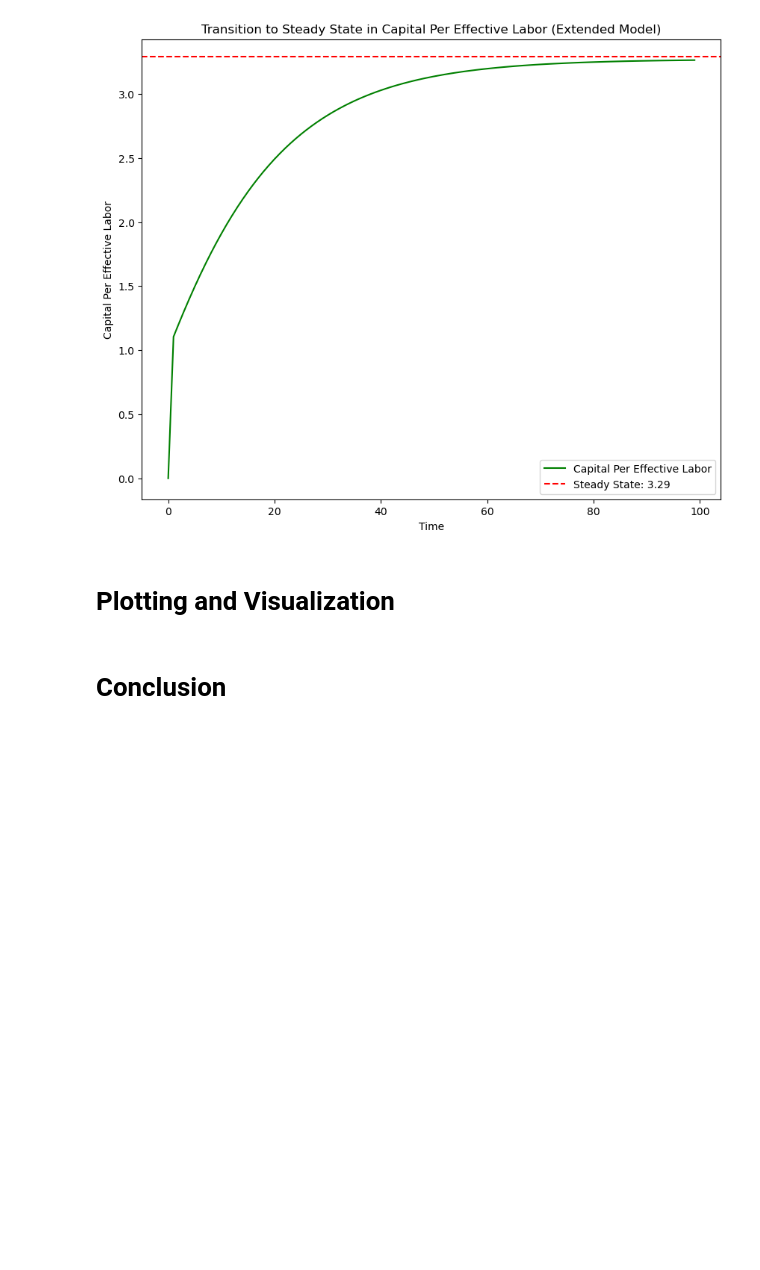
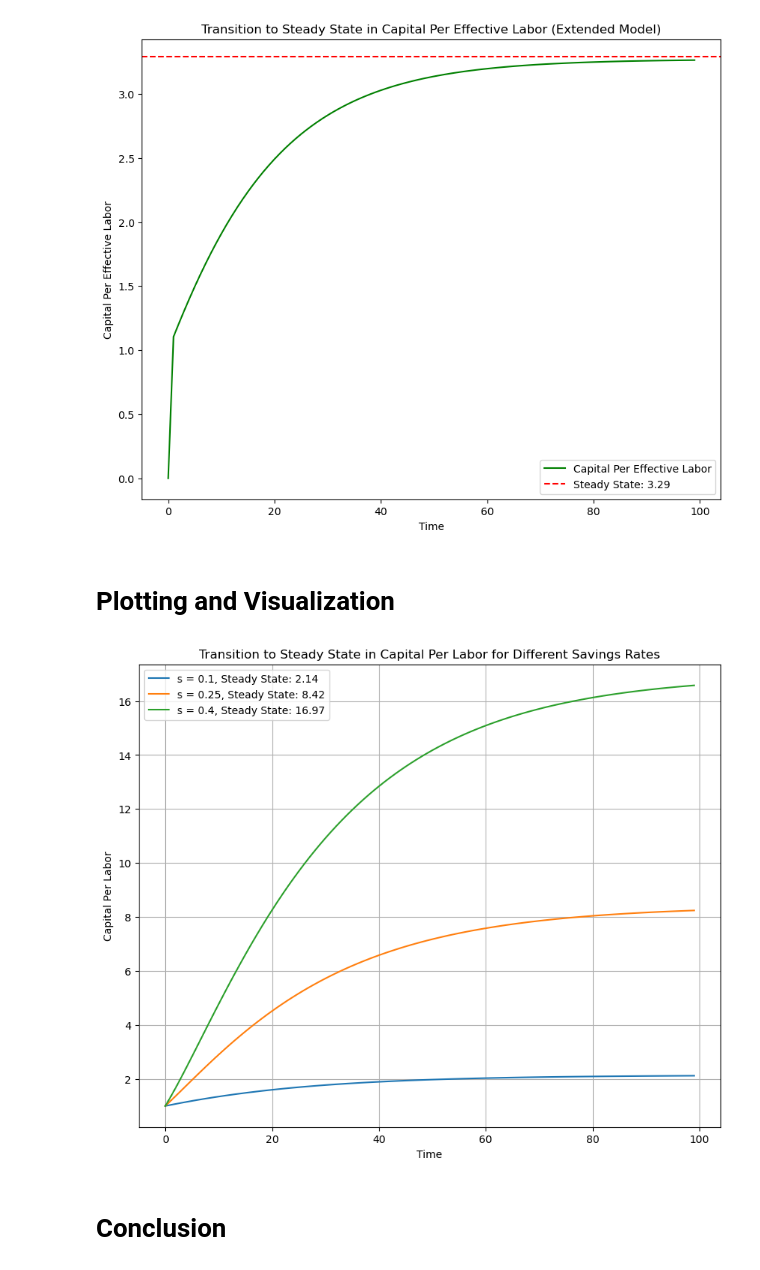
Before and after one commit to NumEconCopenhagen/projects-2024-carl-emil-nicholas-og-christian, a Jupyter notebook: modelproject/modelproject copy.ipynb, the cells around one changed output. Cells and saved outputs as stored; diff of their text form; code cells hidden in the pictures; blank space fills up the shorter version.

Commit message:
ny figur

```diff
--- a/modelproject/modelproject copy.ipynb
+++ b/modelproject/modelproject copy.ipynb
@@ -378,5 +378,45 @@ plt.show()
 [figure]
 # %% [markdown]
 # Plotting and Visualization
+# %%
+
+# Define different savings rates to simulate
+s_values = [0.1, 0.25, 0.4]  # Different values of savings rate
+
+plt.figure(figsize=(10, 8))
+
+# Simulation for each savings rate
+for s in s_values:
+    K = np.zeros(T)
+    L = np.zeros(T)
+    K[0] = K0
+    L[0] = L0
+    k_per_capita = np.zeros(T)
+
+    # Simulate the model
+    for t in range(T-1):
+        Y = K[t]**alpha * L[t]**(1-alpha)  # Production function
+        K[t+1] = s * Y + (1 - delta) * K[t]  # Capital accumulation
+        L[t+1] = (1 + n) * L[t]  # Population growth
+        k_per_capita[t] = K[t] / L[t]  # Calculate capital per labor at each time step
+
+    # Final period output and capital per capita
+    k_per_capita[T-1] = K[T-1] / L[T-1]
+
+    # Solve for steady state using analytical solution
+    steady_state_k = ((s / (delta + n))**(1 / (1 - alpha)))
+
+    # Plot results for this savings rate
+    plt.plot(k_per_capita, label=f's = {s}, Steady State: {steady_state_k:.2f}')
+
+# Add details to the plot
+plt.title('Transition to Steady State in Capital Per Labor for Different Savings Rates')
+plt.xlabel('Time')
+plt.ylabel('Capital Per Labor')
+plt.legend()
+plt.grid(True)
+plt.show()
+# %% [output]
+[figure, added]
 # %% [markdown]
 # Conclusion
```
